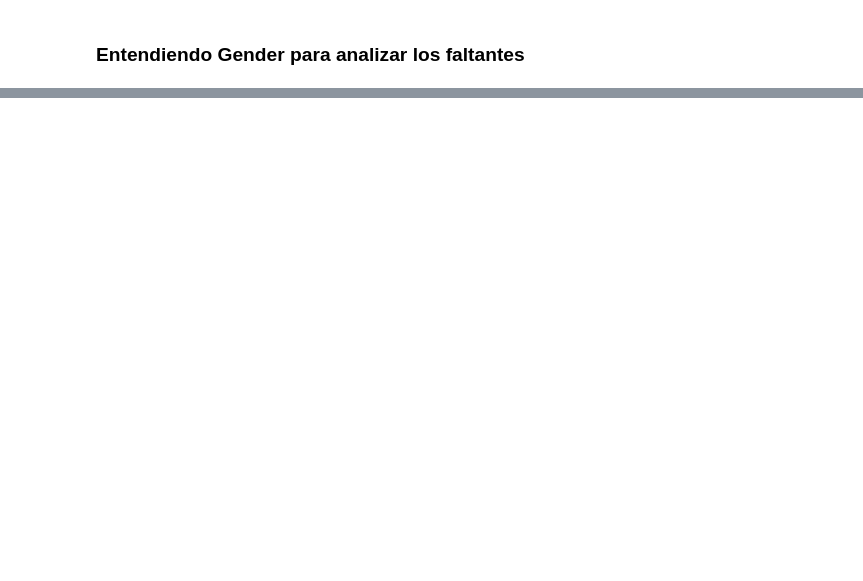
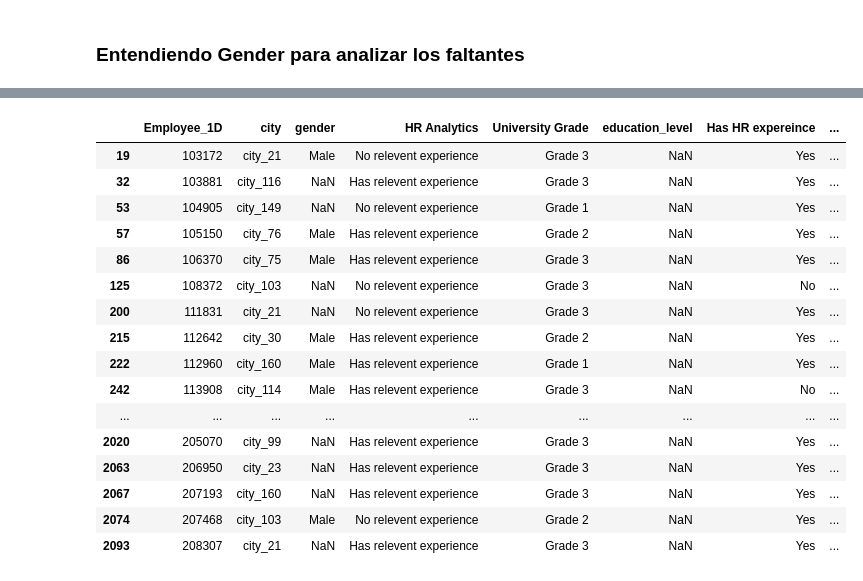
Before and after one commit to anamumaq/JobShift, a Jupyter notebook: analisis_job_shift.ipynb, the cells around one changed output, grey strips where cells are left out. Cells and saved outputs as stored; diff of their text form; code cells hidden in the pictures; blank space fills up the shorter version.

```diff
--- a/analisis_job_shift.ipynb
+++ b/analisis_job_shift.ipynb
@@ -126,0 +270,20 @@ Name: n, dtype: float64
+# %%
+df[df['education_level'].isnull()==True]
+# %% [output]
+|  | Employee_1D | city | gender | HR Analytics | University Grade | education_level | Has HR expereince | ... |
+| 19 | 103172 | city_21 | Male | No relevent experience | Grade 3 | NaN | Yes | ... |
+| 32 | 103881 | city_116 | NaN | Has relevent experience | Grade 3 | NaN | Yes | ... |
+| 53 | 104905 | city_149 | NaN | No relevent experience | Grade 1 | NaN | Yes | ... |
+| 57 | 105150 | city_76 | Male | Has relevent experience | Grade 2 | NaN | Yes | ... |
+| 86 | 106370 | city_75 | Male | Has relevent experience | Grade 3 | NaN | Yes | ... |
+| 125 | 108372 | city_103 | NaN | No relevent experience | Grade 3 | NaN | No | ... |
+| 200 | 111831 | city_21 | NaN | No relevent experience | Grade 3 | NaN | Yes | ... |
+| 215 | 112642 | city_30 | Male | Has relevent experience | Grade 2 | NaN | Yes | ... |
+| 222 | 112960 | city_160 | Male | Has relevent experience | Grade 1 | NaN | Yes | ... |
+| 242 | 113908 | city_114 | Male | Has relevent experience | Grade 3 | NaN | No | ... |
+| ... | ... | ... | ... | ... | ... | ... | ... | ... |
+| 2020 | 205070 | city_99 | NaN | Has relevent experience | Grade 3 | NaN | Yes | ... |
+| 2063 | 206950 | city_23 | NaN | Has relevent experience | Grade 3 | NaN | Yes | ... |
+| 2067 | 207193 | city_160 | NaN | Has relevent experience | Grade 3 | NaN | Yes | ... |
+| 2074 | 207468 | city_103 | Male | No relevent experience | Grade 2 | NaN | Yes | ... |
+| 2093 | 208307 | city_21 | NaN | Has relevent experience | Grade 3 | NaN | Yes | ... |
```
Also changed, not shown: parts of 24 cells of this notebook.
